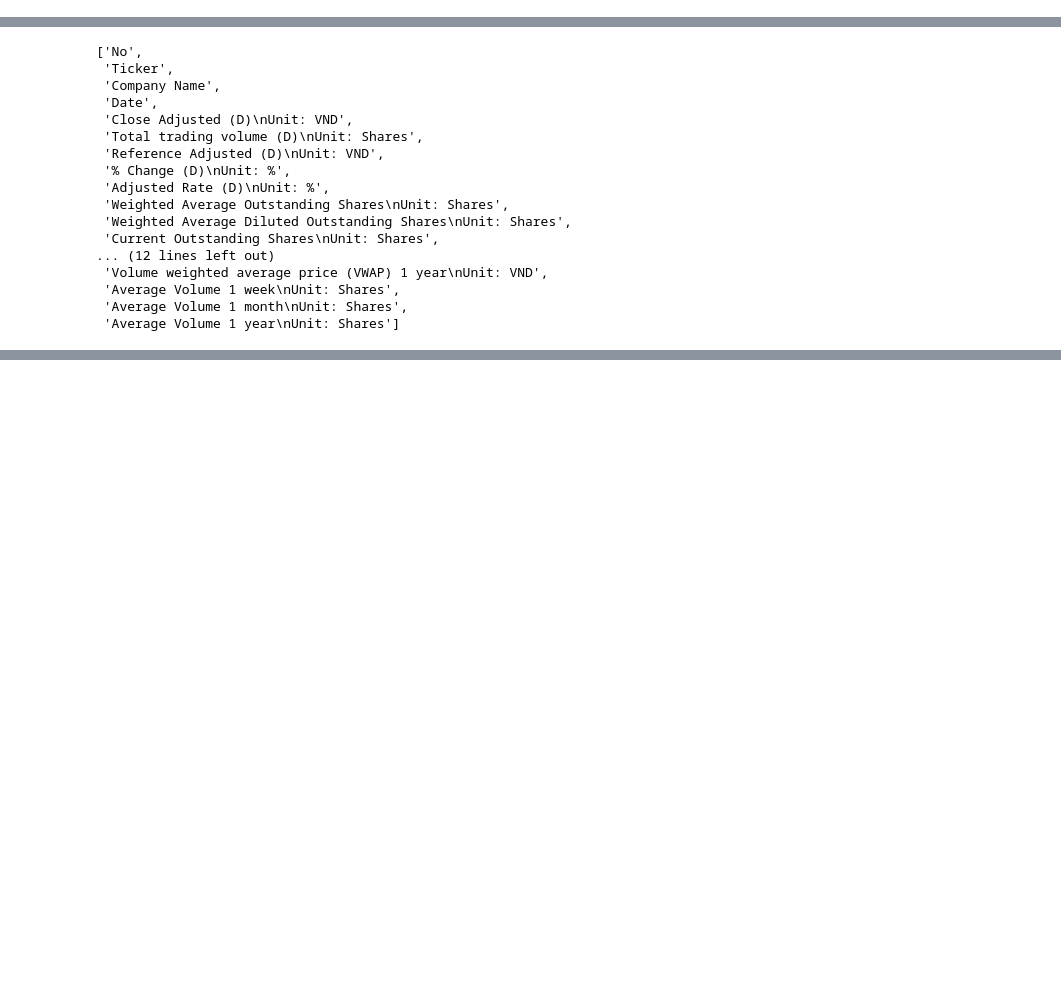
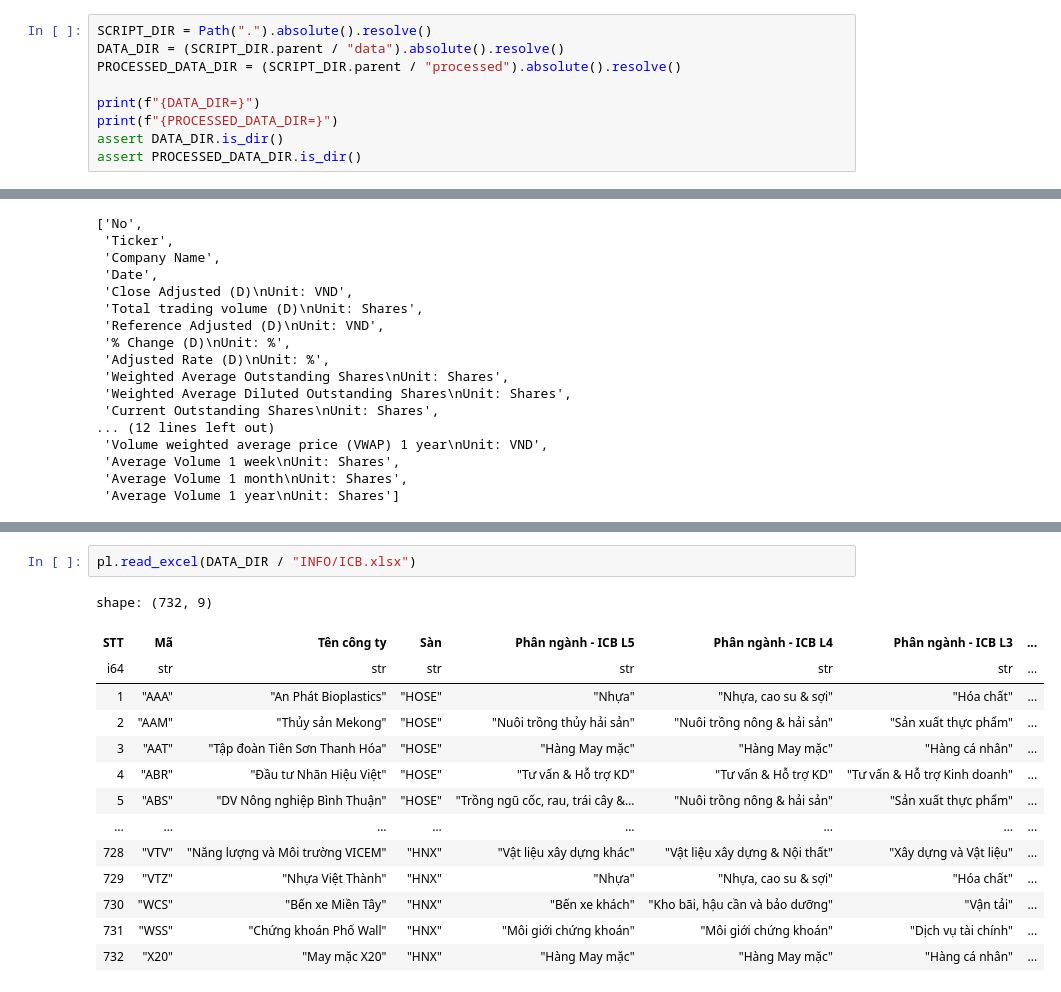
Before and after one commit to vongvinhtoan/kristal-thesis-not-mine, a Jupyter notebook: scripts/preprocessing.ipynb, the cells around one changed output, grey strips where cells are left out. Drawn from its saved outputs; the diff is of its cells as text; blank space fills up the shorter version.

```diff
--- a/scripts/preprocessing.ipynb
+++ b/scripts/preprocessing.ipynb
@@ -11,0 +5,9 @@ assert DATA_DIR.exists()
+# %%
+SCRIPT_DIR = Path(".").absolute().resolve()
+DATA_DIR = (SCRIPT_DIR.parent / "data").absolute().resolve()
+PROCESSED_DATA_DIR = (SCRIPT_DIR.parent / "processed").absolute().resolve()
+
+print(f"{DATA_DIR=}")
+print(f"{PROCESSED_DATA_DIR=}")
+assert DATA_DIR.is_dir()
+assert PROCESSED_DATA_DIR.is_dir()
@@ -179,0 +83,17 @@ shape: (11, 6)
+# %%
+pl.read_excel(DATA_DIR / "INFO/ICB.xlsx")
+# %% [output]
+shape: (732, 9)
+| STT | Mã | Tên công ty | Sàn | Phân ngành - ICB L5 | Phân ngành - ICB L4 | Phân ngành - ICB L3 | ... |
+| i64 | str | str | str | str | str | str | ... |
+| 1 | "AAA" | "An Phát Bioplastics" | "HOSE" | "Nhựa" | "Nhựa, cao su & sợi" | "Hóa chất" | ... |
+| 2 | "AAM" | "Thủy sản Mekong" | "HOSE" | "Nuôi trồng thủy hải sản" | "Nuôi trồng nông & hải sản" | "Sản xuất thực phẩm" | ... |
+| 3 | "AAT" | "Tập đoàn Tiên Sơn Thanh Hóa" | "HOSE" | "Hàng May mặc" | "Hàng May mặc" | "Hàng cá nhân" | ... |
+| 4 | "ABR" | "Đầu tư Nhãn Hiệu Việt" | "HOSE" | "Tư vấn & Hỗ trợ KD" | "Tư vấn & Hỗ trợ KD" | "Tư vấn & Hỗ trợ Kinh doanh" | ... |
+| 5 | "ABS" | "DV Nông nghiệp Bình Thuận" | "HOSE" | "Trồng ngũ cốc, rau, trái cây &… | "Nuôi trồng nông & hải sản" | "Sản xuất thực phẩm" | ... |
+| … | … | … | … | … | … | … | ... |
+| 728 | "VTV" | "Năng lượng và Môi trường VICEM" | "HNX" | "Vật liệu xây dựng khác" | "Vật liệu xây dựng & Nội thất" | "Xây dựng và Vật liệu" | ... |
+| 729 | "VTZ" | "Nhựa Việt Thành" | "HNX" | "Nhựa" | "Nhựa, cao su & sợi" | "Hóa chất" | ... |
+| 730 | "WCS" | "Bến xe Miền Tây" | "HNX" | "Bến xe khách" | "Kho bãi, hậu cần và bảo dưỡng" | "Vận tải" | ... |
+| 731 | "WSS" | "Chứng khoán Phố Wall" | "HNX" | "Môi giới chứng khoán" | "Môi giới chứng khoán" | "Dịch vụ tài chính" | ... |
+| 732 | "X20" | "May mặc X20" | "HNX" | "Hàng May mặc" | "Hàng May mặc" | "Hàng cá nhân" | ... |
```
Also changed, not shown: parts of 12 cells of this notebook, 2 other files.
